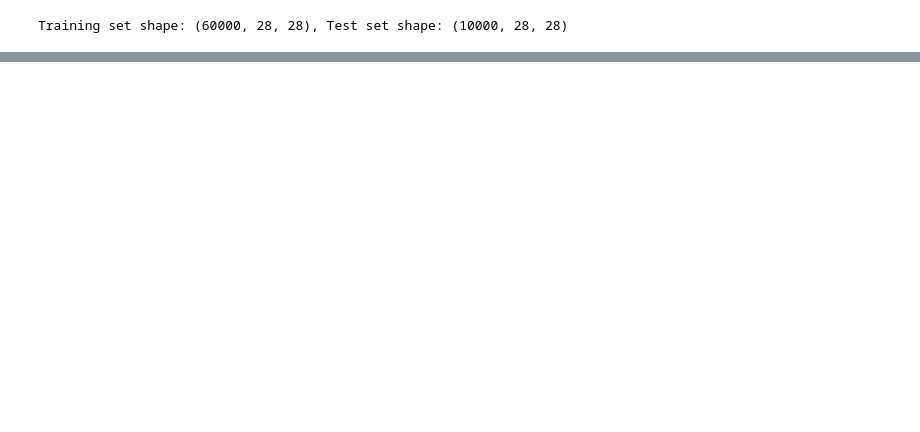
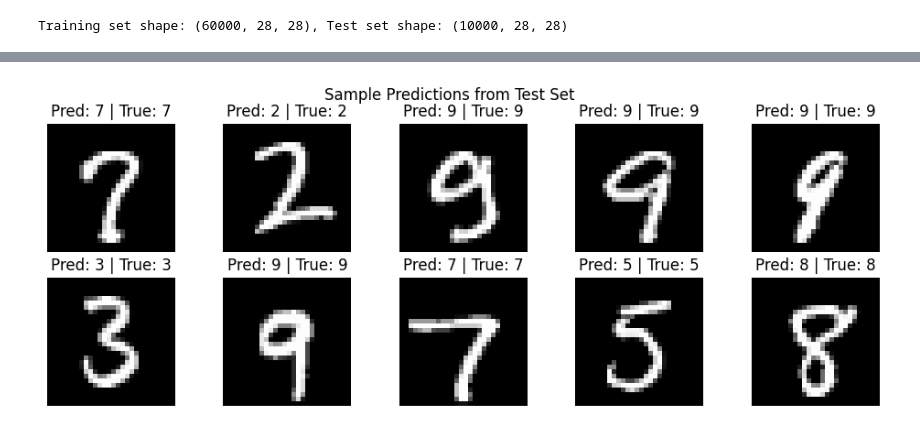
Before and after one commit to KerrMcCall/Big-Data, a Jupyter notebook: 2162940_ML_Pipeline.ipynb, the cells around one changed output, grey strips where cells are left out. Drawn from its saved outputs; the diff is of its cells as text; code cells hidden in the pictures; blank space fills up the shorter version.

```diff
--- a/2162940_ML_Pipeline.ipynb
+++ b/2162940_ML_Pipeline.ipynb
@@ -189,0 +203,17 @@ plt.show()
+# %%
+## Predictions for unseen data
+# Generate predictions for the test set
+y_pred = model_3.predict(X_test)
+y_pred_classes = np.argmax(y_pred, axis=1)
+
+# Visualise predictions
+plt.figure(figsize=(12, 4))
+for i in range(10):
+    idx = np.random.randint(0, X_test.shape[0])
+    plt.subplot(2, 5, i + 1)
+    plt.imshow(X_test[idx].reshape(28, 28), cmap='gray')
+    plt.title(f"Pred: {y_pred_classes[idx]} | True: {y_test[idx]}")
+    plt.axis('off')
+plt.suptitle("Sample Predictions from Test Set")
+plt.show()
+# %% [output]
@@ -189,0 +221 @@ plt.show()
+[figure, added]
```
Also changed, not shown: parts of 10 cells of this notebook.
